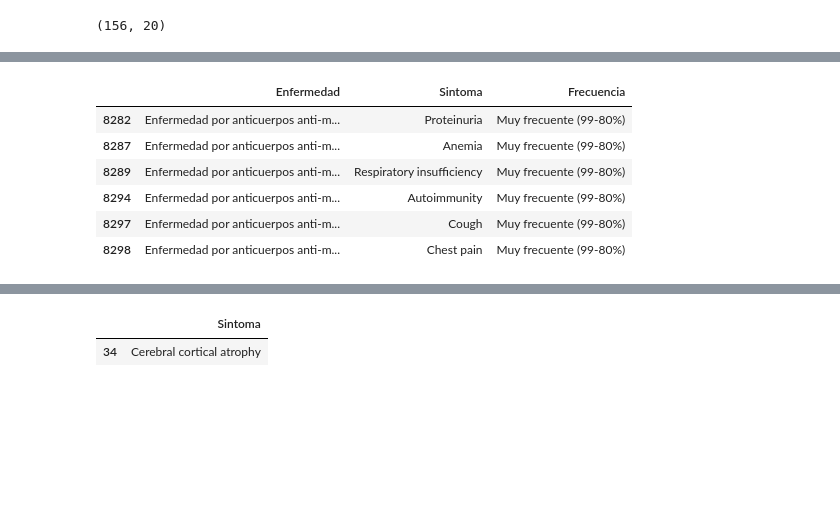
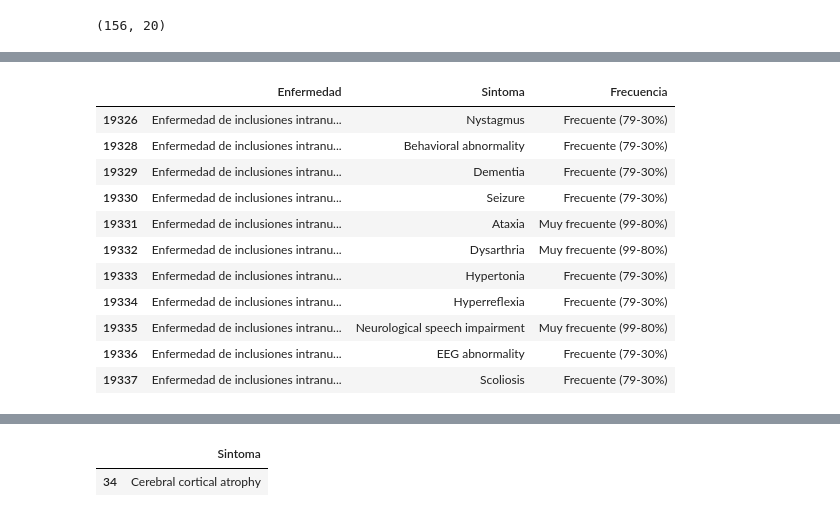
Before and after one commit to gpalomares2022/Kedro_real_project, a Jupyter notebook: notebooks/NotebookTFM16M.ipynb, the cells around one changed output, grey strips where cells are left out. Saved outputs shown, nothing was run; the diff lists cells and outputs as text; code cells hidden in the pictures; blank space fills up the shorter version.

```diff
--- a/notebooks/NotebookTFM16M.ipynb
+++ b/notebooks/NotebookTFM16M.ipynb
@@ -535,13 +519,18 @@ Name: Enfermedad, dtype: object puntaje: 4.697410425050461
 # %%
-df_EnfeySinto_select[df_EnfeySinto_select["Enfermedad"]=="Enfermedad por anticuerpos anti-membrana basal glomerular"]
+df_EnfeySinto_select[df_EnfeySinto_select["Enfermedad"]==df_Enfermedades.loc[1058]["Enfermedad"]]
 # %% [output]
 |  | Enfermedad | Sintoma | Frecuencia |
-| 8282 | Enfermedad por anticuerpos anti-m... | Proteinuria | Muy frecuente (99-80%) |
-| 8287 | Enfermedad por anticuerpos anti-m... | Anemia | Muy frecuente (99-80%) |
-| 8289 | Enfermedad por anticuerpos anti-m... | Respiratory insufficiency | Muy frecuente (99-80%) |
-| 8294 | Enfermedad por anticuerpos anti-m... | Autoimmunity | Muy frecuente (99-80%) |
-| 8297 | Enfermedad por anticuerpos anti-m... | Cough | Muy frecuente (99-80%) |
-| 8298 | Enfermedad por anticuerpos anti-m... | Chest pain | Muy frecuente (99-80%) |
+| 19326 | Enfermedad de inclusiones intranu... | Nystagmus | Frecuente (79-30%) |
+| 19328 | Enfermedad de inclusiones intranu... | Behavioral abnormality | Frecuente (79-30%) |
+| 19329 | Enfermedad de inclusiones intranu... | Dementia | Frecuente (79-30%) |
+| 19330 | Enfermedad de inclusiones intranu... | Seizure | Frecuente (79-30%) |
+| 19331 | Enfermedad de inclusiones intranu... | Ataxia | Muy frecuente (99-80%) |
+| 19332 | Enfermedad de inclusiones intranu... | Dysarthria | Muy frecuente (99-80%) |
+| 19333 | Enfermedad de inclusiones intranu... | Hypertonia | Frecuente (79-30%) |
+| 19334 | Enfermedad de inclusiones intranu... | Hyperreflexia | Frecuente (79-30%) |
+| 19335 | Enfermedad de inclusiones intranu... | Neurological speech impairment | Muy frecuente (99-80%) |
+| 19336 | Enfermedad de inclusiones intranu... | EEG abnormality | Frecuente (79-30%) |
+| 19337 | Enfermedad de inclusiones intranu... | Scoliosis | Frecuente (79-30%) |
 # %%
 get_mse(users_predicts_k, ratings_train)
 # %% [output]
```
Also changed, not shown: parts of 67 cells of this notebook.
